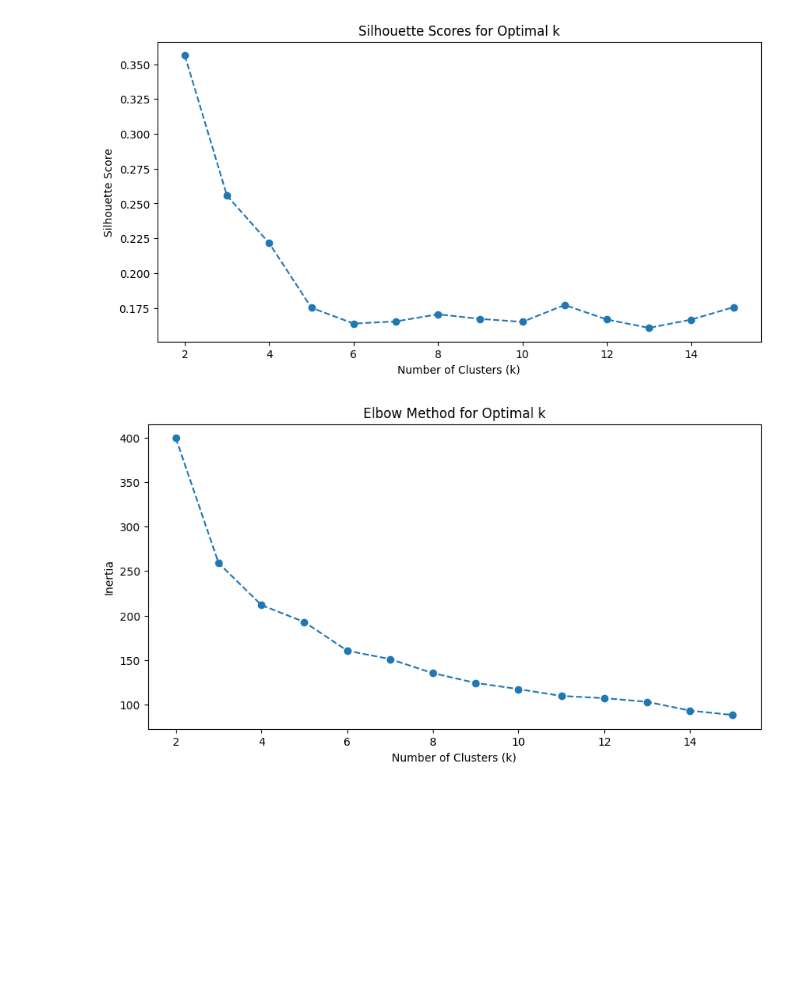
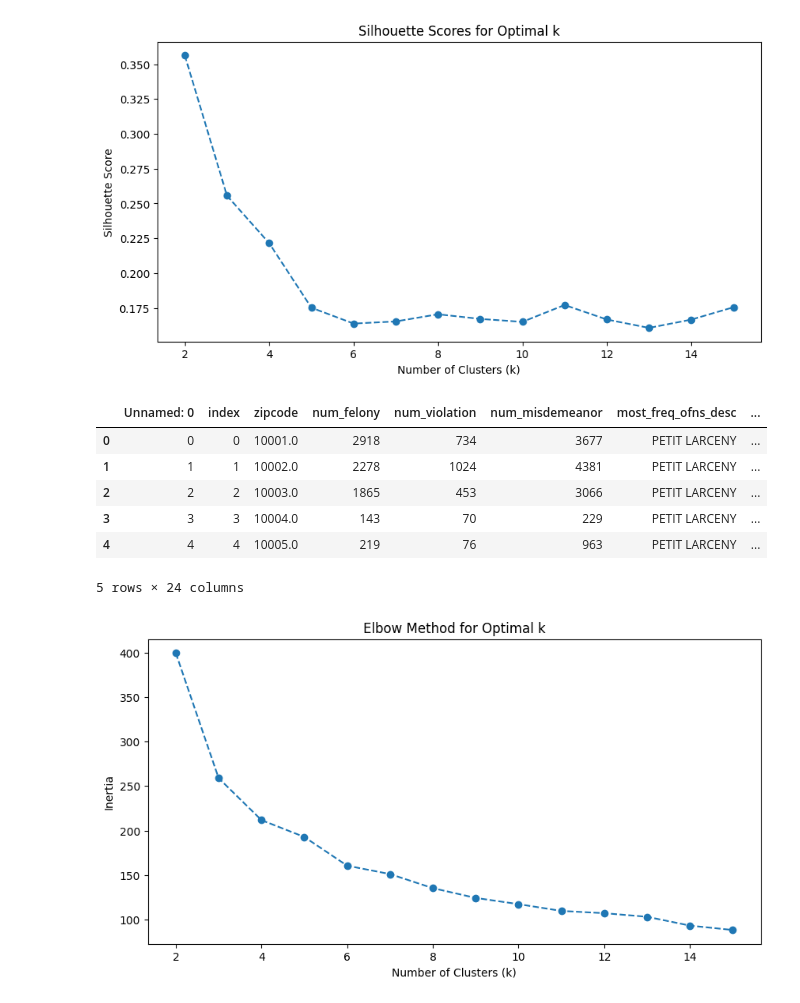
Before and after one commit to johnchoi44/DS340W_Project, a Jupyter notebook: clustering.ipynb, the cells around one changed output. Drawn from its saved outputs; the diff is of its cells as text; code cells hidden in the pictures; blank space fills up the shorter version.

```diff
--- a/clustering.ipynb
+++ b/clustering.ipynb
@@ -71,7 +71,7 @@ df['crime_severity'] = df['crime_severity'].map(severity_mapping)
 df.to_csv('final_data_with_crime_severity.csv', index=False)
 # %%
 df2 = pd.read_csv('./realfinal_data.csv')
-df2 = df.dropna()
+df2 = df2.dropna()
 
 # Select relevant features for clustering
 features2 = df2[['num_felony', 'num_violation', 'num_misdemeanor', 'num_total_crimes', 'num_stopandfrisk', 'population']]
@@ -79,6 +79,16 @@ features2 = df2[['num_felony', 'num_violation', 'num_misdemeanor', 'num_total_cr
 # Standardize the features
 scaler = StandardScaler()
 features_scaled2 = scaler.fit_transform(features2)
+# %%
+df2.head()
+# %% [output]
+|  | Unnamed: 0 | index | zipcode | num_felony | num_violation | num_misdemeanor | most_freq_ofns_desc | ... |
+| 0 | 0 | 0 | 10001.0 | 2918 | 734 | 3677 | PETIT LARCENY | ... |
+| 1 | 1 | 1 | 10002.0 | 2278 | 1024 | 4381 | PETIT LARCENY | ... |
+| 2 | 2 | 2 | 10003.0 | 1865 | 453 | 3066 | PETIT LARCENY | ... |
+| 3 | 3 | 3 | 10004.0 | 143 | 70 | 229 | PETIT LARCENY | ... |
+| 4 | 4 | 4 | 10005.0 | 219 | 76 | 963 | PETIT LARCENY | ... |
+5 rows × 24 columns
 # %%
 # Elbow Method: Find the optimal number of clusters
 inertia = []
```
Also changed, not shown: 1 other file.
